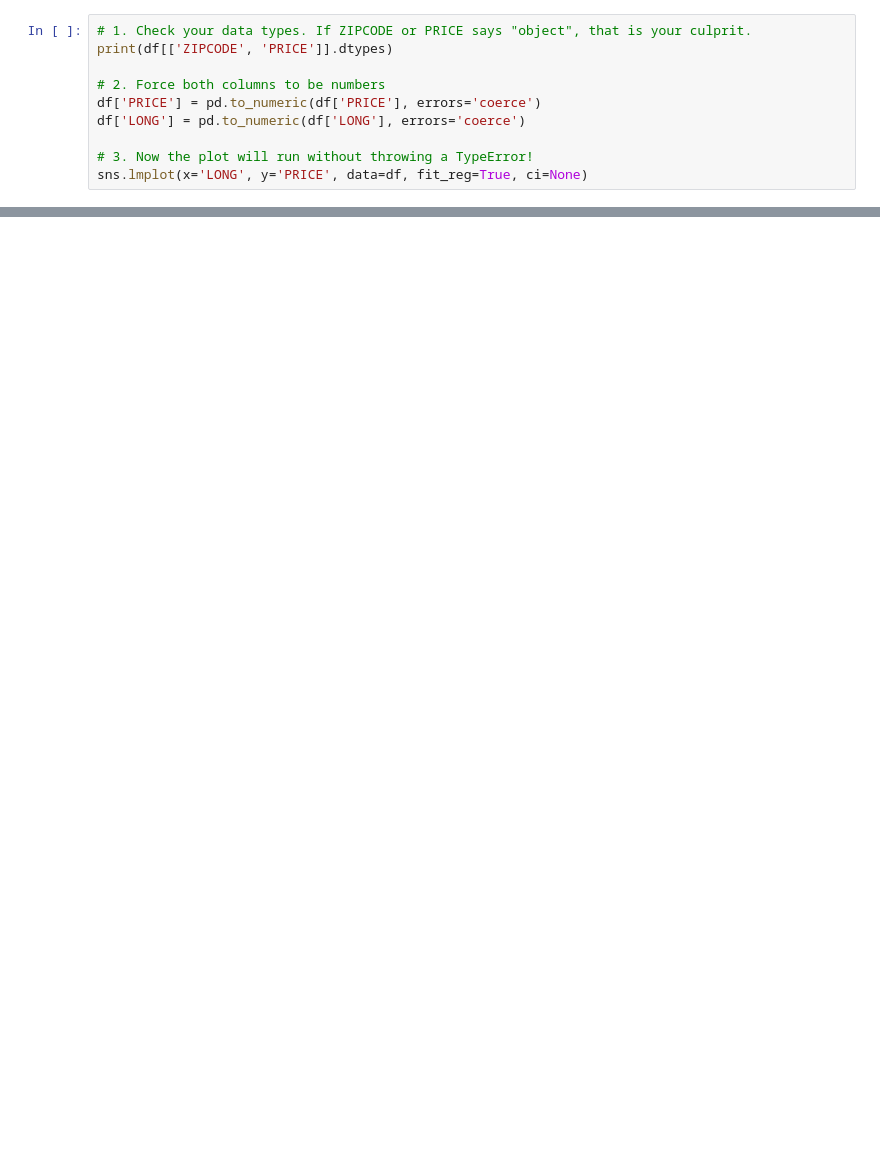
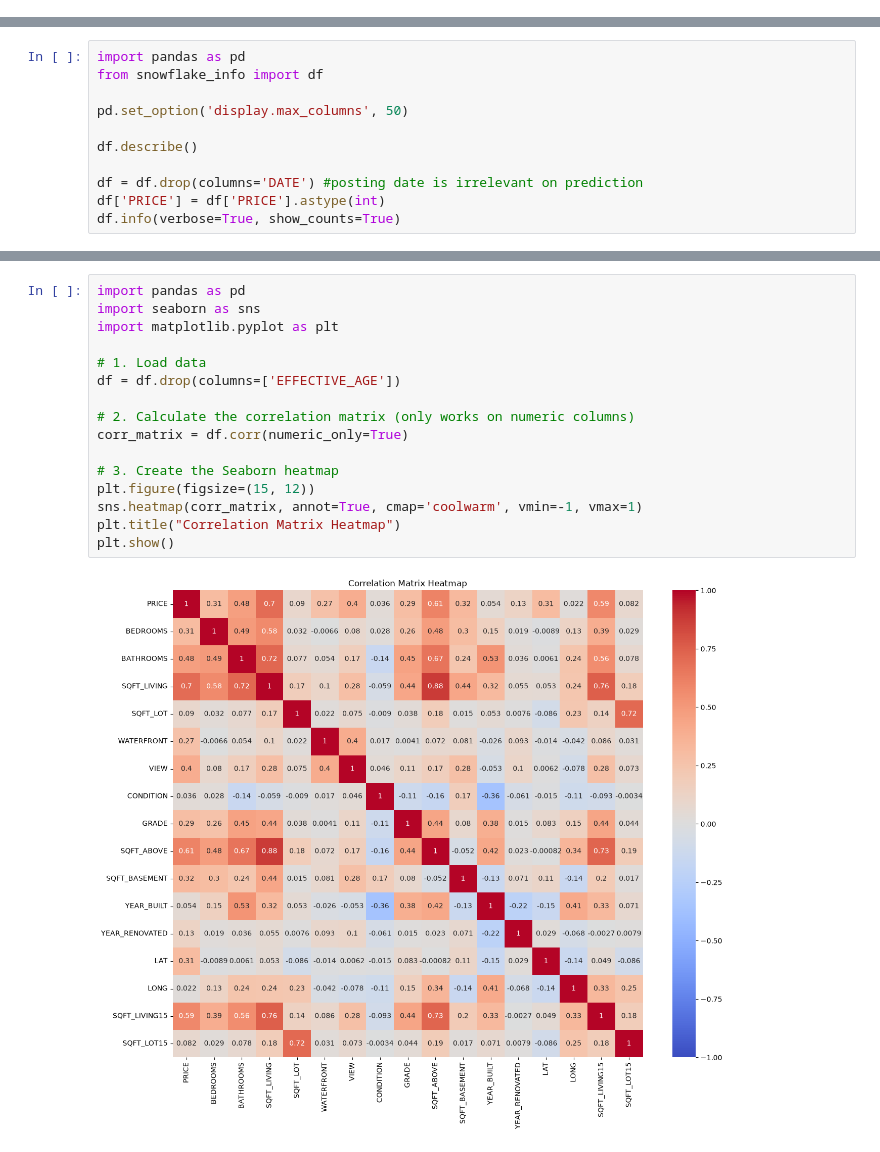
Before and after one commit to yukirochi/king_county_housing_prediction, a Jupyter notebook: model.ipynb, the cells around one changed output, grey strips where cells are left out. Drawn from its saved outputs; the diff is of its cells as text; blank space fills up the shorter version.

```diff
--- a/model.ipynb
+++ b/model.ipynb
@@ -54,10 +0,0 @@ Name: PRICE, dtype: float64
-# %%
-# 1. Check your data types. If ZIPCODE or PRICE says "object", that is your culprit.
-print(df[['ZIPCODE', 'PRICE']].dtypes)
-
-# 2. Force both columns to be numbers
-df['PRICE'] = pd.to_numeric(df['PRICE'], errors='coerce')
-df['LONG'] = pd.to_numeric(df['LONG'], errors='coerce')
-
-# 3. Now the plot will run without throwing a TypeError!
-sns.lmplot(x='LONG', y='PRICE', data=df, fit_reg=True, ci=None)
@@ -69,0 +1,11 @@ dtype: object
+# %%
+import pandas as pd
+from snowflake_info import df
+
+pd.set_option('display.max_columns', 50)
+
+df.describe()
+
+df = df.drop(columns='DATE') #posting date is irrelevant on prediction
+df['PRICE'] = df['PRICE'].astype(int)
+df.info(verbose=True, show_counts=True)
@@ -69,0 +30,18 @@ dtype: object
+# %%
+import pandas as pd
+import seaborn as sns
+import matplotlib.pyplot as plt
+
+# 1. Load data
+df = df.drop(columns=['EFFECTIVE_AGE'])
+
+# 2. Calculate the correlation matrix (only works on numeric columns)
+corr_matrix = df.corr(numeric_only=True)
+
+# 3. Create the Seaborn heatmap
+plt.figure(figsize=(15, 12))
+sns.heatmap(corr_matrix, annot=True, cmap='coolwarm', vmin=-1, vmax=1)
+plt.title("Correlation Matrix Heatmap")
+plt.show()
+# %% [output]
+[figure, added]
```
Also changed, not shown: parts of 14 cells of this notebook, 1 other file.
